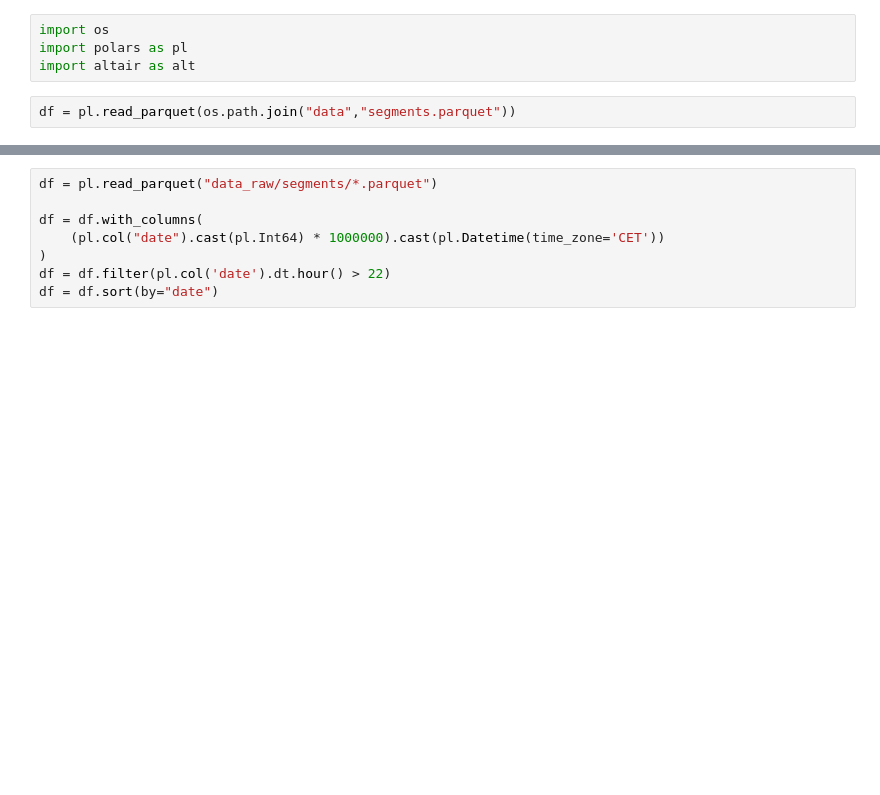
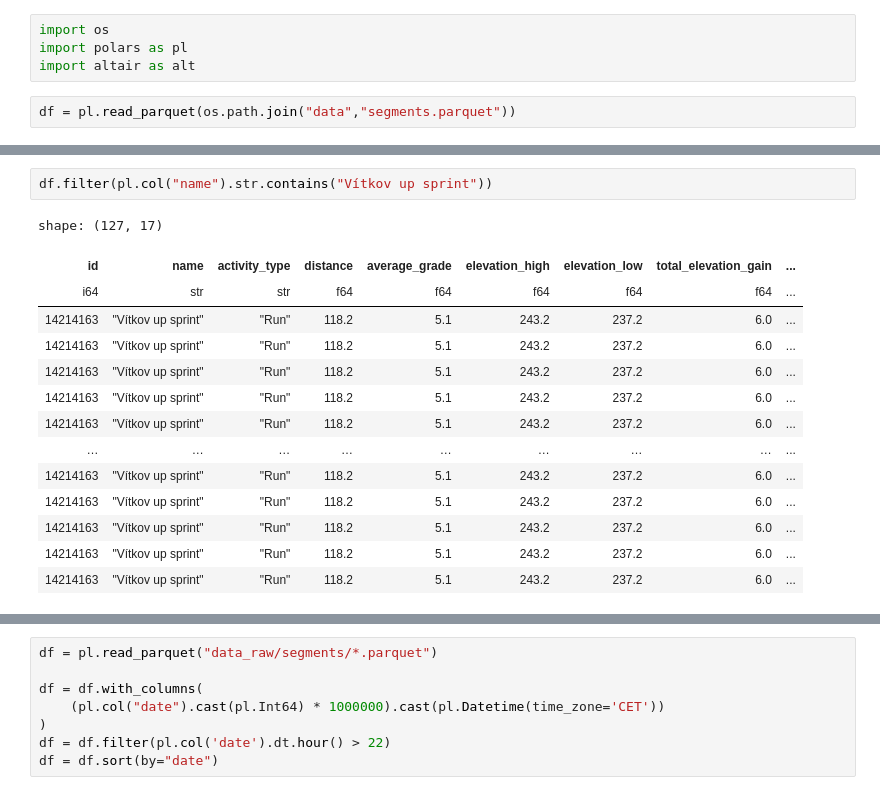
Before and after one commit to DataRozhlas/strava, a Jupyter notebook: 101_segments_trends.ipynb, the cells around one changed output, grey strips where cells are left out. Saved outputs shown, nothing was run; the diff lists cells and outputs as text; blank space fills up the shorter version.

```diff
--- a/101_segments_trends.ipynb
+++ b/101_segments_trends.ipynb
@@ -23,0 +271,17 @@ segment('400 metrů, 44 120 diváků')
+# %%
+df.filter(pl.col("name").str.contains("Vítkov up sprint"))
+# %% [output]
+shape: (127, 17)
+| id | name | activity_type | distance | average_grade | elevation_high | elevation_low | total_elevation_gain | ... |
+| i64 | str | str | f64 | f64 | f64 | f64 | f64 | ... |
+| 14214163 | "Vítkov up sprint" | "Run" | 118.2 | 5.1 | 243.2 | 237.2 | 6.0 | ... |
+| 14214163 | "Vítkov up sprint" | "Run" | 118.2 | 5.1 | 243.2 | 237.2 | 6.0 | ... |
+| 14214163 | "Vítkov up sprint" | "Run" | 118.2 | 5.1 | 243.2 | 237.2 | 6.0 | ... |
+| 14214163 | "Vítkov up sprint" | "Run" | 118.2 | 5.1 | 243.2 | 237.2 | 6.0 | ... |
+| 14214163 | "Vítkov up sprint" | "Run" | 118.2 | 5.1 | 243.2 | 237.2 | 6.0 | ... |
+| … | … | … | … | … | … | … | … | ... |
+| 14214163 | "Vítkov up sprint" | "Run" | 118.2 | 5.1 | 243.2 | 237.2 | 6.0 | ... |
+| 14214163 | "Vítkov up sprint" | "Run" | 118.2 | 5.1 | 243.2 | 237.2 | 6.0 | ... |
+| 14214163 | "Vítkov up sprint" | "Run" | 118.2 | 5.1 | 243.2 | 237.2 | 6.0 | ... |
+| 14214163 | "Vítkov up sprint" | "Run" | 118.2 | 5.1 | 243.2 | 237.2 | 6.0 | ... |
+| 14214163 | "Vítkov up sprint" | "Run" | 118.2 | 5.1 | 243.2 | 237.2 | 6.0 | ... |
```
Also changed, not shown: parts of 47 cells of this notebook, 4 other files.
